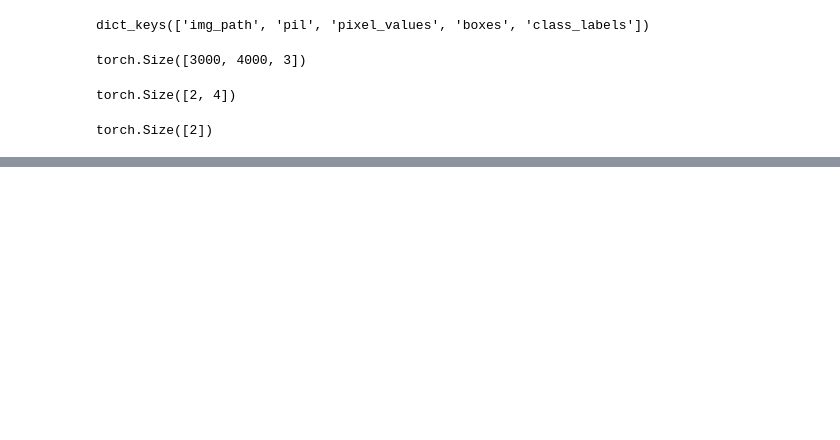
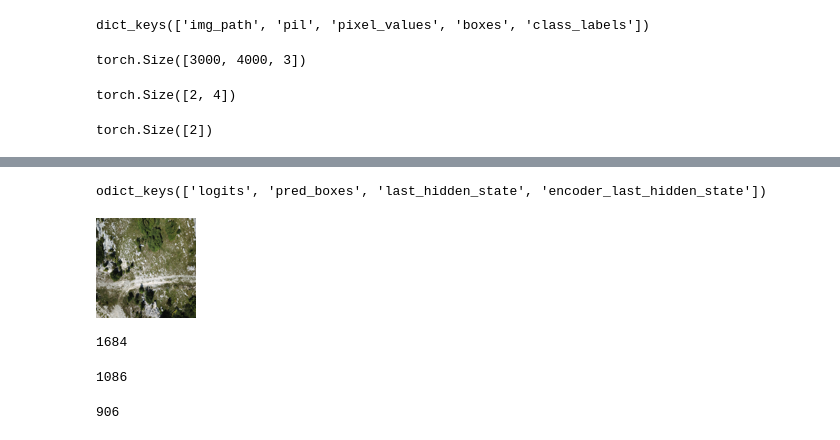
Before and after one commit to UniversityRescueSquad/DroneSearchAndRescue, a Jupyter notebook: notebooks/eval.ipynb, the cells around one changed output, grey strips where cells are left out. Cells and saved outputs as stored; diff of their text form; code cells hidden in the pictures; blank space fills up the shorter version.

```diff
--- a/notebooks/eval.ipynb
+++ b/notebooks/eval.ipynb
@@ -61 +73,5 @@ results = processor.post_process_object_detection(outputs, target_sizes=target_s
+# %%
+outputs.keys()
+# %% [output]
+odict_keys(['logits', 'pred_boxes', 'last_hidden_state', 'encoder_last_hidden_state'])
 # %%
@@ -70,0 +97,13 @@ for item in tqdm(train_data + test_data):
+# %%
+train_data = IPSARDataset("./heridal/heridal/trainImages", load_images=False)
+test_data = IPSARDataset("./heridal/heridal/testImages", load_images=False)
+# %%
+all_data = list(train_data + test_data)
+# %%
+all_data[0]["pil"]().resize((100, 100))
+# %% [output]
+[figure, added]
+# %%
+len(results)
+# %% [output]
+1684
@@ -70,0 +114,8 @@ for item in tqdm(train_data + test_data):
+# %%
+len([el for el in all_data if len(el["boxes"]) > 0])
+# %% [output]
+1086
+# %%
+len([r for r in post_proc_outs if len(r["scores"]) > 0])
+# %% [output]
+906
```
Also changed, not shown: parts of 36 cells of this notebook, 4 other files.
